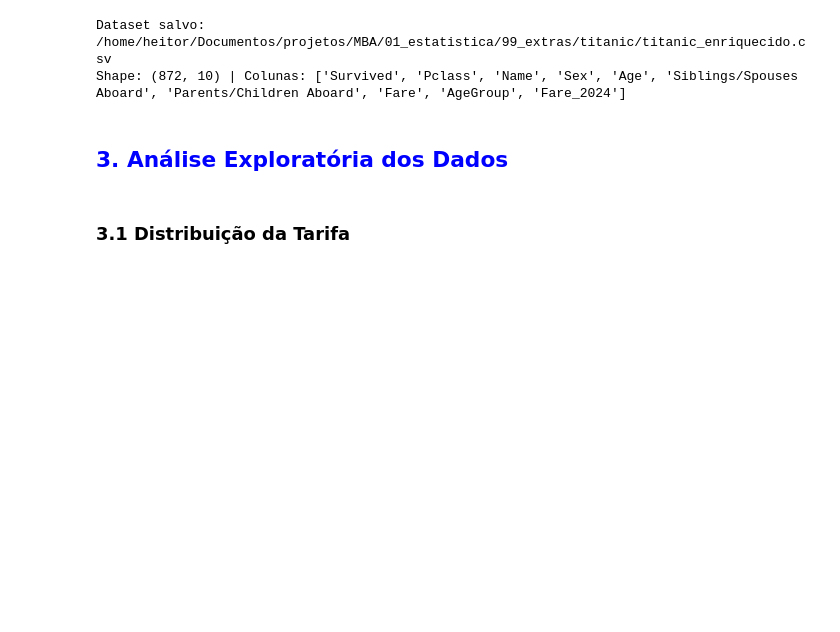
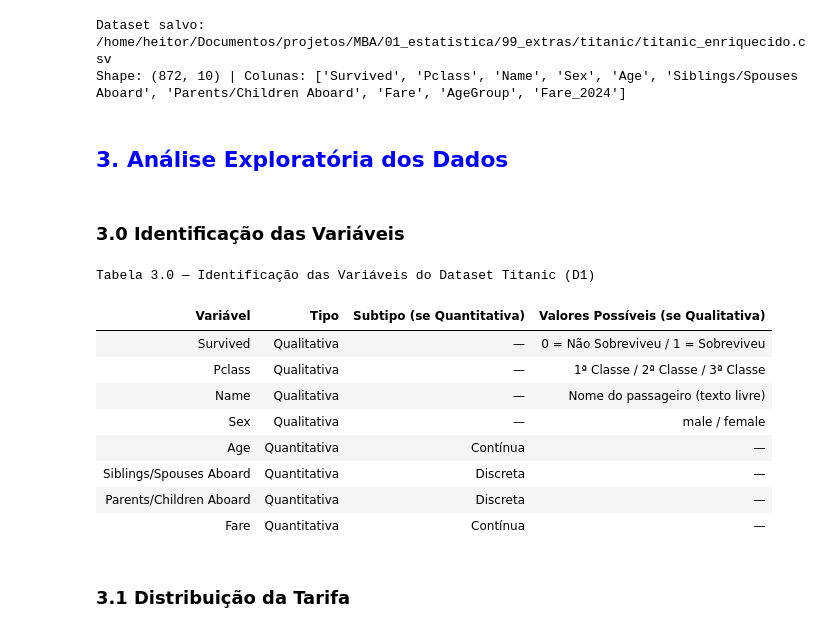
Before and after one commit to heitorctmba/01_estatistica-titanic, a Jupyter notebook: titanic.ipynb, the cells around one changed output. Drawn from its saved outputs; the diff is of its cells as text; code cells hidden in the pictures; blank space fills up the shorter version.

```diff
--- a/titanic.ipynb
+++ b/titanic.ipynb
@@ -178,6 +178,37 @@ Dataset salvo: /home/heitor/Documentos/projetos/MBA/01_estatistica/99_extras/tit
 Shape: (872, 10) | Colunas: ['Survived', 'Pclass', 'Name', 'Sex', 'Age', 'Siblings/Spouses Aboard', 'Parents/Children Aboard', 'Fare', 'AgeGroup', 'Fare_2024']
 # %% [markdown]
 ## <font color=blue> 3. Análise Exploratória dos Dados
+# %% [markdown]
+### 3.0 Identificação das Variáveis
+# %%
+variaveis = pd.DataFrame([
+    {"Variável": "Survived",                 "Tipo": "Qualitativa",  "Subtipo (se Quantitativa)": "—", "Valores Possíveis (se Qualitativa)": "0 = Não Sobreviveu / 1 = Sobreviveu"},
+    {"Variável": "Pclass",                   "Tipo": "Qualitativa",  "Subtipo (se Quantitativa)": "—", "Valores Possíveis (se Qualitativa)": "1ª Classe / 2ª Classe / 3ª Classe"},
+    {"Variável": "Name",                     "Tipo": "Qualitativa",  "Subtipo (se Quantitativa)": "—", "Valores Possíveis (se Qualitativa)": "Nome do passageiro (texto livre)"},
+    {"Variável": "Sex",                      "Tipo": "Qualitativa",  "Subtipo (se Quantitativa)": "—", "Valores Possíveis (se Qualitativa)": "male / female"},
+    {"Variável": "Age",                      "Tipo": "Quantitativa", "Subtipo (se Quantitativa)": "Contínua",  "Valores Possíveis (se Qualitativa)": "—"},
+    {"Variável": "Siblings/Spouses Aboard",  "Tipo": "Quantitativa", "Subtipo (se Quantitativa)": "Discreta",  "Valores Possíveis (se Qualitativa)": "—"},
+    {"Variável": "Parents/Children Aboard",  "Tipo": "Quantitativa", "Subtipo (se Quantitativa)": "Discreta",  "Valores Possíveis (se Qualitativa)": "—"},
+    {"Variável": "Fare",                     "Tipo": "Quantitativa", "Subtipo (se Quantitativa)": "Contínua",  "Valores Possíveis (se Qualitativa)": "—"},
+])
+
+display(
+    variaveis.style
+    .set_caption("Tabela 3.0 — Identificação das Variáveis do Dataset Titanic (D1)")
+    .set_properties(**{"text-align": "left"})
+    .hide(axis="index")
+)
+# %% [output]
+Tabela 3.0 — Identificação das Variáveis do Dataset Titanic (D1)
+| Variável | Tipo | Subtipo (se Quantitativa) | Valores Possíveis (se Qualitativa) |
+| Survived | Qualitativa | — | 0 = Não Sobreviveu / 1 = Sobreviveu |
+| Pclass | Qualitativa | — | 1ª Classe / 2ª Classe / 3ª Classe |
+| Name | Qualitativa | — | Nome do passageiro (texto livre) |
+| Sex | Qualitativa | — | male / female |
+| Age | Quantitativa | Contínua | — |
+| Siblings/Spouses Aboard | Quantitativa | Discreta | — |
+| Parents/Children Aboard | Quantitativa | Discreta | — |
+| Fare | Quantitativa | Contínua | — |
 # %% [markdown]
 ### 3.1 Distribuição da Tarifa
 # %% [markdown]
```
Also changed, not shown: parts of 22 cells of this notebook.
